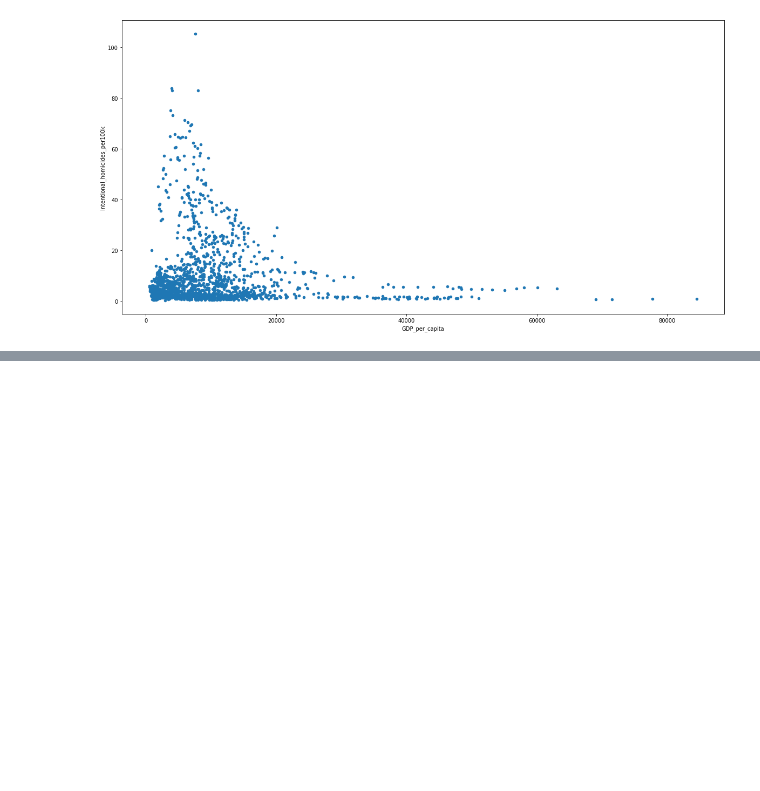
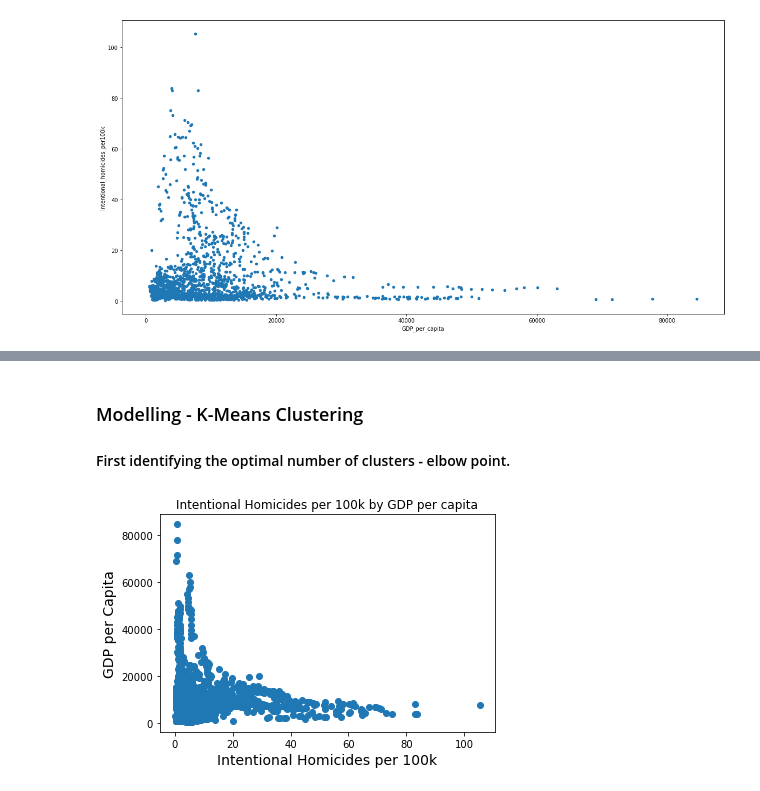
Before and after one commit to MohammedAlghazi17/Data-Mining-, a Jupyter notebook: BSHC4_Group_Project.ipynb, the cells around one changed output, grey strips where cells are left out. Drawn from its saved outputs; the diff is of its cells as text; code cells hidden in the pictures; blank space fills up the shorter version.

Commit message:
Added K-Means Clustering
Added K-Means clustering to the project code as well as screenshots of the results.

```diff
--- a/BSHC4_Group_Project.ipynb
+++ b/BSHC4_Group_Project.ipynb
@@ -621,0 +636,4 @@ fig.show()
+# %%
+# make a data frame from the manually cleaned data from earlier
+data = pd.DataFrame(np.array(df), columns = ['country', 'year', 'Intentional_homicides_per100k', 'Suicide_mortality_rate_per100k', 'GDP_us', 'GDP_per_capita', 'adminregion', 'incomeLevel'])
+data.sample(4)
@@ -621,0 +714,22 @@ fig.show()
+# %%
+# converting admin regions (continents) to numerical values
+# setting conditions
+admin_region_conditions = [
+    (data['adminregion'] == "South Asia"), # 1
+    (data['adminregion'] == "Europe & Central Asia (excluding high income)"), # 2
+    (data['adminregion'] == "Middle East & North Africa (excluding high income)"), # 3
+    (data['adminregion'] == "Sub-Saharan Africa (excluding high income)"), # 4
+    (data['adminregion'] == "Latin America & Caribbean (excluding high income)"), # 5
+    (data['adminregion'] == "East Asia & Pacific (excluding high income)"), # 6
+    (data['adminregion'] == "North America"), # 7
+    (data['adminregion'] == "Europe") # 8
+]
+
+# values to assign
+admin_region_values = [1, 2, 3, 4, 5, 6, 7, 8]
+
+# create a column with these values
+data['admin_region_values'] = np.select(admin_region_conditions, admin_region_values)
+
+# display sample to see if it worked correctly
+data.sample(3)
@@ -621,0 +741,4 @@ fig.show()
+# %%
+# removing the string value columns - country, adminRegion + incomeLevel
+data = data.drop(["country", "adminregion", "incomeLevel"], axis=1)
+data.sample(4)
@@ -621,0 +751,3 @@ fig.show()
+# %% [markdown]
+### Modelling - K-Means Clustering
+#### First identifying the optimal number of clusters - elbow point.
@@ -621,0 +759,15 @@ fig.show()
+# %%
+# created based on the tutorial here - https://www.geeksforgeeks.org/elbow-method-for-optimal-value-of-k-in-kmeans/
+x1 = np.array(data['Intentional_homicides_per100k'])
+x2 = np.array(data['GDP_per_capita'])
+X = np.array(list(zip(x1, x2))).reshape(len(x1), 2)
+
+# visualize the data using a scatter plot
+plt.plot()
+plt.title('Intentional Homicides per 100k by GDP per capita')
+plt.xlabel("Intentional Homicides per 100k", size = 14)
+plt.ylabel("GDP per Capita", size = 14)
+plt.scatter(x1, x2)
+plt.show()
+# %% [output]
+[figure, added]
```
Also changed, not shown: parts of 43 cells of this notebook, 9 other files.
